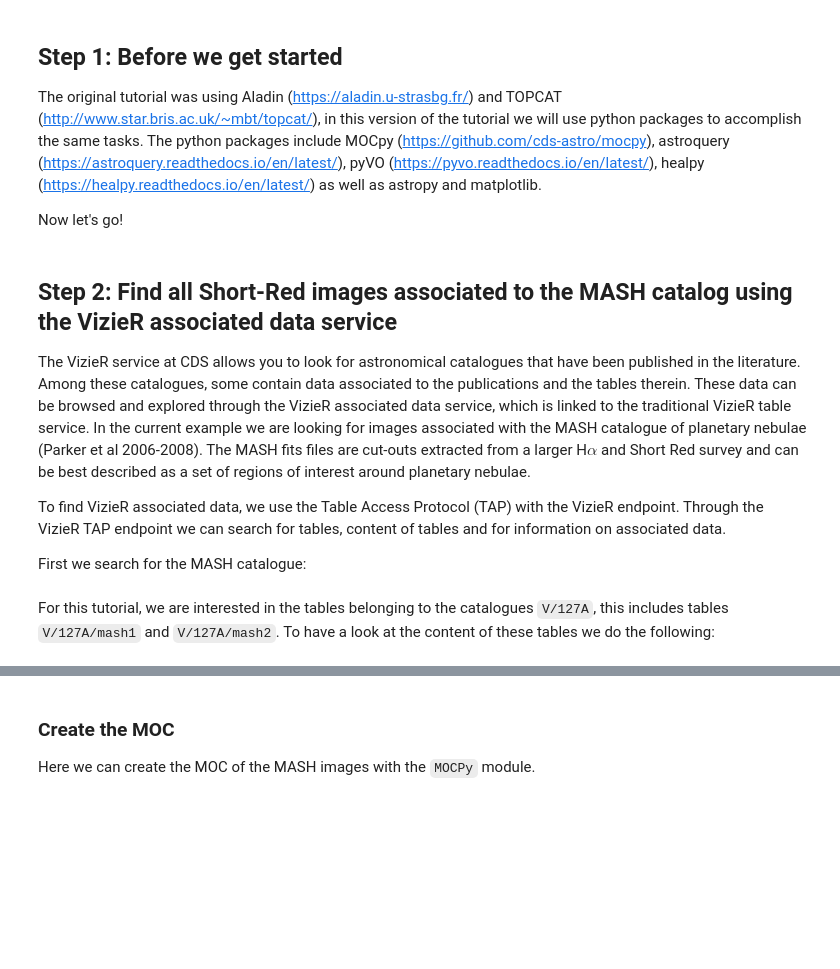
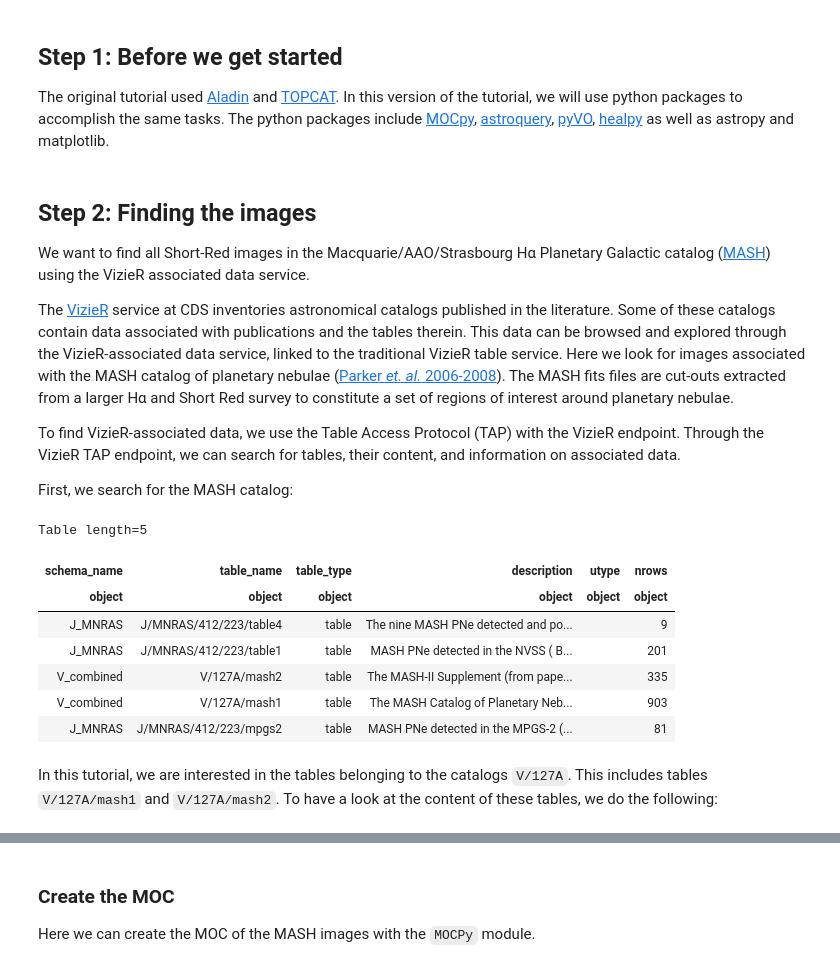
Before and after one commit to cds-astro/tutorials, a Jupyter notebook: Notebooks/HiPS_and_MOC.ipynb, the cells around one changed output, grey strips where cells are left out. Saved outputs shown, nothing was run; the diff lists cells and outputs as text; code cells hidden in the pictures; blank space fills up the shorter version.

```diff
--- a/Notebooks/HiPS_and_MOC.ipynb
+++ b/Notebooks/HiPS_and_MOC.ipynb
@@ -23,6 +21,5 @@ This is a hands-on tutorial demonstrating an advanced useage of Hierarchical Pro
 # %% [markdown]
 ## Step 1: Before we get started
-The original tutorial was using Aladin (https://aladin.u-strasbg.fr/) and TOPCAT (http://www.star.bris.ac.uk/~mbt/topcat/), in this version of the tutorial we will use python packages to accomplish the same tasks. The python packages include MOCpy (https://github.com/cds-astro/mocpy), astroquery (https://astroquery.readthedocs.io/en/latest/), pyVO (https://pyvo.readthedocs.io/en/latest/), healpy (https://healpy.readthedocs.io/en/latest/) as well as astropy and matplotlib.
 
-Now let's go!
+The original tutorial used [Aladin](https://aladin.u-strasbg.fr/) and [TOPCAT](http://www.star.bris.ac.uk/~mbt/topcat/). In this version of the tutorial, we will use python packages to accomplish the same tasks. The python packages include [MOCpy](https://github.com/cds-astro/mocpy), [astroquery](https://astroquery.readthedocs.io/en/latest/), [pyVO](https://pyvo.readthedocs.io/en/latest/), [healpy](https://healpy.readthedocs.io/en/latest/) as well as astropy and matplotlib.
 # %%
@@ -46,21 +42,36 @@ from astroquery.vizier import Vizier
 # %% [markdown]
-## Step 2: Find all Short-Red images associated to the MASH catalog using the VizieR associated data service
-The VizieR service at CDS allows you to look for astronomical catalogues that have been published in the literature. Among these catalogues, some contain data associated to the publications and the tables therein. These data can be browsed and explored through the VizieR associated data service, which is linked to the traditional VizieR table service. In the current example we are looking for images associated with the MASH catalogue of planetary nebulae (Parker et al 2006-2008). The MASH fits files are cut-outs extracted from a larger H$\alpha$ and Short Red survey and can be best described as a set of regions of interest around planetary nebulae.
+## Step 2: Finding the images
 
-To find VizieR associated data, we use the Table Access Protocol (TAP) with the VizieR endpoint. Through the VizieR TAP endpoint we can search for tables, content of tables and for information on associated data.
+We want to find all Short-Red images in the Macquarie/AAO/Strasbourg Hα Planetary Galactic catalog ([MASH](https://vizier.cfa.harvard.edu/vizier/MASH/index.htx)) using the VizieR associated data service.
 
-First we search for the MASH catalogue:
+The [VizieR](https://vizier.cds.unistra.fr/) service at CDS inventories astronomical catalogs published in the literature. Some of these catalogs contain data associated with publications and the tables therein. This data can be browsed and explored through the VizieR-associated data service, linked to the traditional VizieR table service. Here we look for images associated with the MASH catalog of planetary nebulae ([Parker *et. al.* 2006-2008](https://ui.adsabs.harvard.edu/abs/2006yCat.5127....0P/abstract)). The MASH fits files are cut-outs extracted from a larger Hα and Short Red survey to constitute a set of regions of interest around planetary nebulae.
+
+To find VizieR-associated data, we use the Table Access Protocol (TAP) with the VizieR endpoint. Through the VizieR TAP endpoint, we can search for tables, their content, and information on associated data.
+
+First, we search for the MASH catalog:
 # %%
-tap_vizier = pyvo.dal.TAPService('https://tapvizier.cds.unistra.fr/TAPVizieR/tap')
+# give the address of the service, you can also directly visit the website
+tap_vizier = pyvo.dal.TAPService(
+    'https://tapvizier.cds.unistra.fr/TAPVizieR/tap')
 
+# a query that searches for all tables with the words MASH and Parker in their description
 query = '''
-SELECT  *  FROM tables
-WHERE description LIKE '%MASH%Parker%'
-'''
+        SELECT  *  FROM tables
+        WHERE description LIKE '%MASH%Parker%'
+        '''
 
 mash_catalogues = tap_vizier.search(query).to_table()
 mash_catalogues
+# %% [output]
+Table length=5
+| schema_name | table_name | table_type | description | utype | nrows |
+| object | object | object | object | object | object |
+| J_MNRAS | J/MNRAS/412/223/table4 | table | The nine MASH PNe detected and po... |  | 9 |
+| J_MNRAS | J/MNRAS/412/223/table1 | table | MASH PNe detected in the NVSS ( B... |  | 201 |
+| V_combined | V/127A/mash2 | table | The MASH-II Supplement (from pape... |  | 335 |
+| V_combined | V/127A/mash1 | table | The MASH Catalog of Planetary Neb... |  | 903 |
+| J_MNRAS | J/MNRAS/412/223/mpgs2 | table | MASH PNe detected in the MPGS-2 (... |  | 81 |
 # %% [markdown]
-For this tutorial, we are interested in the tables belonging to the catalogues `V/127A`, this includes tables `V/127A/mash1` and `V/127A/mash2`. To have a look at the content of these tables we do the following:
+In this tutorial, we are interested in the tables belonging to the catalogs `V/127A`. This includes tables `V/127A/mash1` and `V/127A/mash2`. To have a look at the content of these tables, we do the following:
 # %%
 query = '''
```
Also changed, not shown: parts of 41 cells of this notebook.
